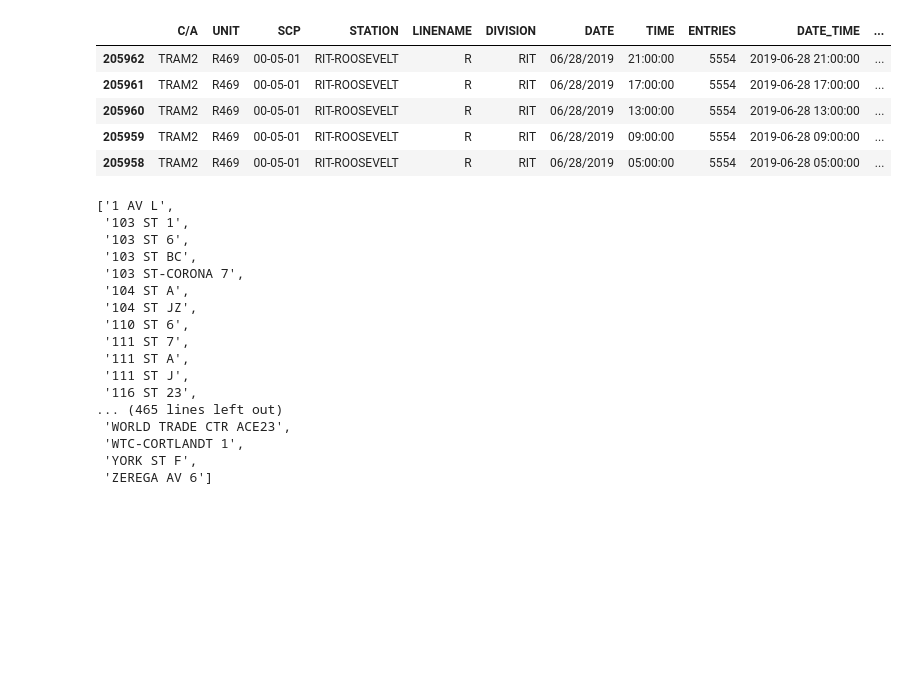
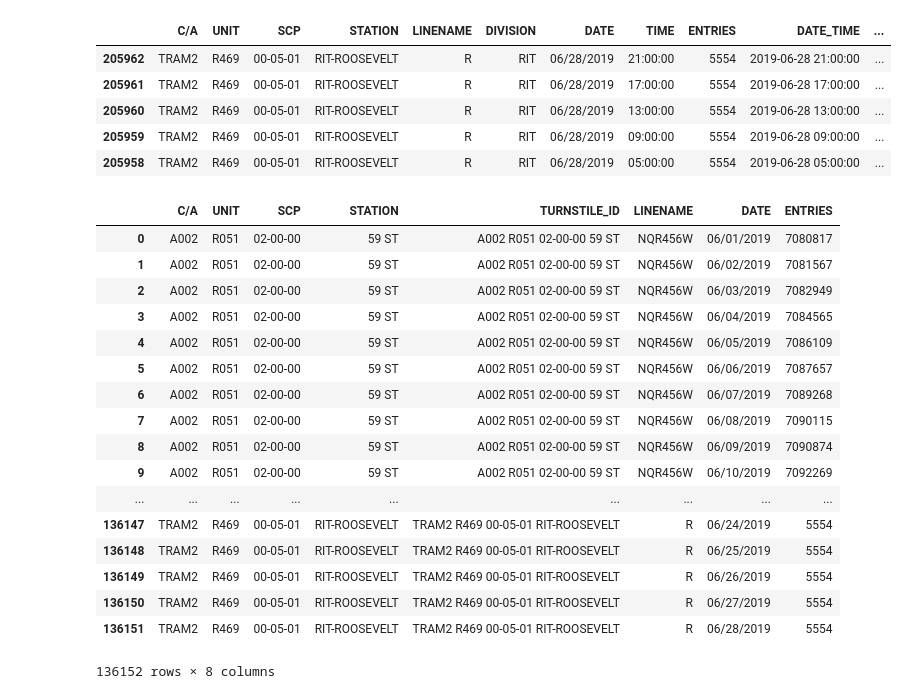
Before and after one commit to liviasalgueiro/Metis_Project-1, a Jupyter notebook: BlackBelt_Benson_Project.ipynb, the cells around one changed output. Saved outputs shown, nothing was run; the diff lists cells and outputs as text; code cells hidden in the pictures; blank space fills up the shorter version.

```diff
--- a/BlackBelt_Benson_Project.ipynb
+++ b/BlackBelt_Benson_Project.ipynb
@@ -257,24 +257,3 @@ df["STATION_LINE"] = df["STATION"] + " " + df["LINENAME"]
 | 205960 | TRAM2 | R469 | 00-05-01 | RIT-ROOSEVELT | R | RIT | 06/28/2019 | 13:00:00 | 5554 | 2019-06-28 13:00:00 | ... |
 | 205959 | TRAM2 | R469 | 00-05-01 | RIT-ROOSEVELT | R | RIT | 06/28/2019 | 09:00:00 | 5554 | 2019-06-28 09:00:00 | ... |
 | 205958 | TRAM2 | R469 | 00-05-01 | RIT-ROOSEVELT | R | RIT | 06/28/2019 | 05:00:00 | 5554 | 2019-06-28 05:00:00 | ... |
-# %%
-unique_stations = df["STATION_LINE"].unique()
-sorted(unique_stations)
-# %% [output]
-['1 AV L',
- '103 ST 1',
- '103 ST 6',
- '103 ST BC',
- '103 ST-CORONA 7',
- '104 ST A',
- '104 ST JZ',
- '110 ST 6',
- '111 ST 7',
- '111 ST A',
- '111 ST J',
- '116 ST 23',
-... (465 lines left out)
- 'WORLD TRADE CTR ACE23',
- 'WTC-CORTLANDT 1',
- 'YORK ST F',
- 'ZEREGA AV 6']
@@ -280,0 +264,21 @@ sorted(unique_stations)
+# %%
+turnstiles_daily
+# %% [output]
+|  | C/A | UNIT | SCP | STATION | TURNSTILE_ID | LINENAME | DATE | ENTRIES |
+| 0 | A002 | R051 | 02-00-00 | 59 ST | A002 R051 02-00-00 59 ST | NQR456W | 06/01/2019 | 7080817 |
+| 1 | A002 | R051 | 02-00-00 | 59 ST | A002 R051 02-00-00 59 ST | NQR456W | 06/02/2019 | 7081567 |
+| 2 | A002 | R051 | 02-00-00 | 59 ST | A002 R051 02-00-00 59 ST | NQR456W | 06/03/2019 | 7082949 |
+| 3 | A002 | R051 | 02-00-00 | 59 ST | A002 R051 02-00-00 59 ST | NQR456W | 06/04/2019 | 7084565 |
+| 4 | A002 | R051 | 02-00-00 | 59 ST | A002 R051 02-00-00 59 ST | NQR456W | 06/05/2019 | 7086109 |
+| 5 | A002 | R051 | 02-00-00 | 59 ST | A002 R051 02-00-00 59 ST | NQR456W | 06/06/2019 | 7087657 |
+| 6 | A002 | R051 | 02-00-00 | 59 ST | A002 R051 02-00-00 59 ST | NQR456W | 06/07/2019 | 7089268 |
+| 7 | A002 | R051 | 02-00-00 | 59 ST | A002 R051 02-00-00 59 ST | NQR456W | 06/08/2019 | 7090115 |
+| 8 | A002 | R051 | 02-00-00 | 59 ST | A002 R051 02-00-00 59 ST | NQR456W | 06/09/2019 | 7090874 |
+| 9 | A002 | R051 | 02-00-00 | 59 ST | A002 R051 02-00-00 59 ST | NQR456W | 06/10/2019 | 7092269 |
+| ... | ... | ... | ... | ... | ... | ... | ... | ... |
+| 136147 | TRAM2 | R469 | 00-05-01 | RIT-ROOSEVELT | TRAM2 R469 00-05-01 RIT-ROOSEVELT | R | 06/24/2019 | 5554 |
+| 136148 | TRAM2 | R469 | 00-05-01 | RIT-ROOSEVELT | TRAM2 R469 00-05-01 RIT-ROOSEVELT | R | 06/25/2019 | 5554 |
+| 136149 | TRAM2 | R469 | 00-05-01 | RIT-ROOSEVELT | TRAM2 R469 00-05-01 RIT-ROOSEVELT | R | 06/26/2019 | 5554 |
+| 136150 | TRAM2 | R469 | 00-05-01 | RIT-ROOSEVELT | TRAM2 R469 00-05-01 RIT-ROOSEVELT | R | 06/27/2019 | 5554 |
+| 136151 | TRAM2 | R469 | 00-05-01 | RIT-ROOSEVELT | TRAM2 R469 00-05-01 RIT-ROOSEVELT | R | 06/28/2019 | 5554 |
+136152 rows × 8 columns
```
Also changed, not shown: parts of 12 cells of this notebook.
